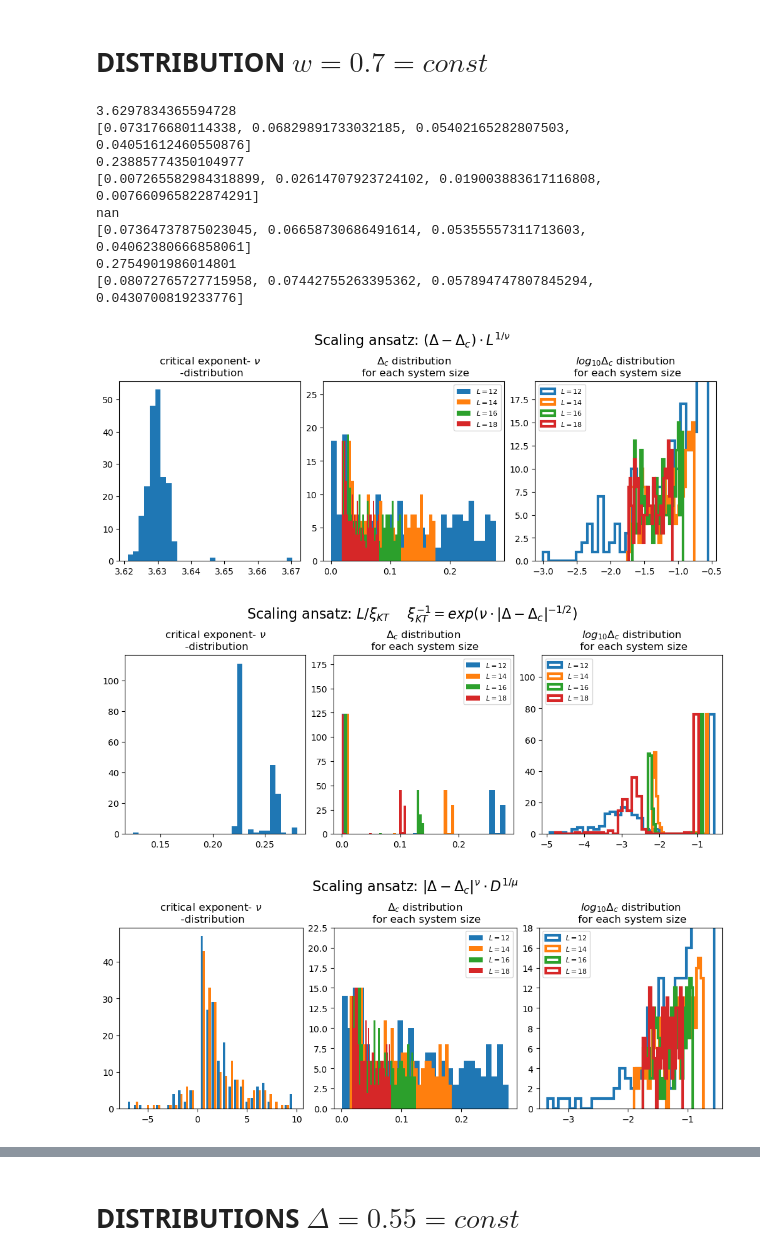
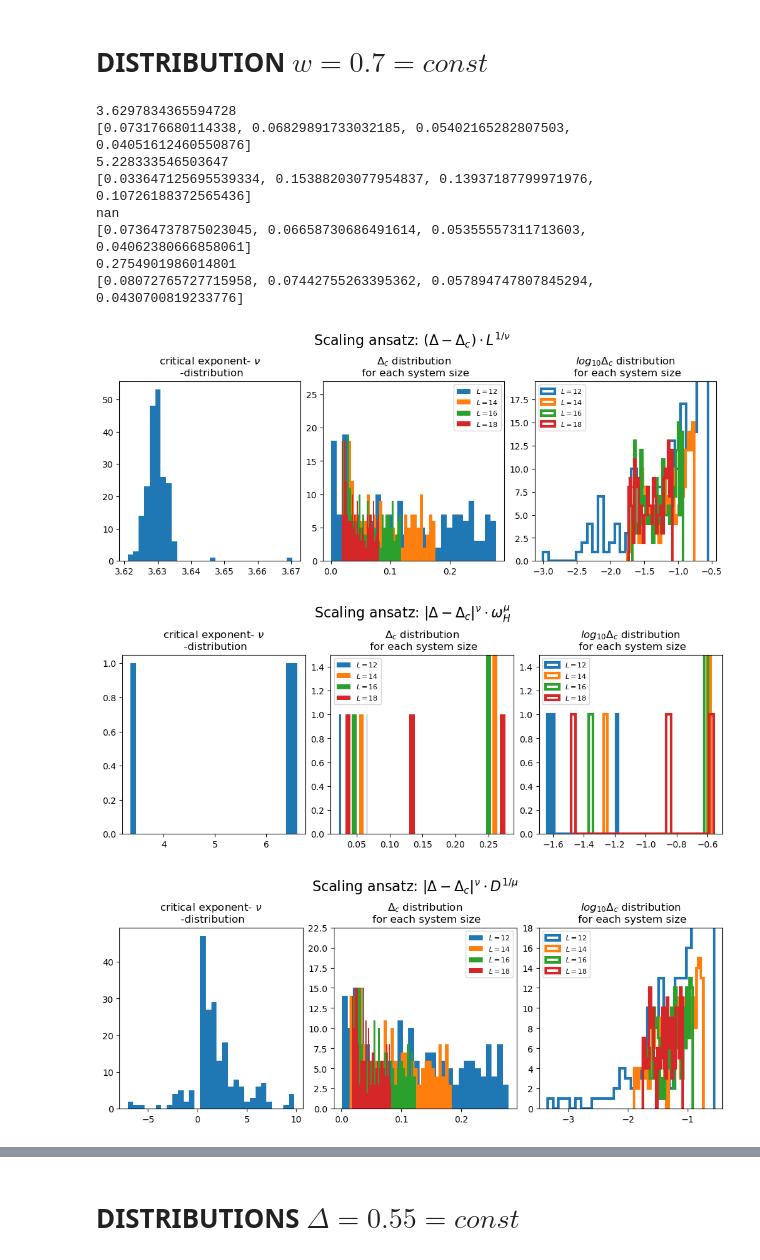
Before and after one commit to makskliczkowski/Transverse_Ising_ETH, a Jupyter notebook: IsignTransverse_ETH/Python/cost_function_analysis.ipynb, the cells around one changed output, grey strips where cells are left out. Cells and saved outputs as stored; diff of their text form; code cells hidden in the pictures.

```diff
--- a/IsignTransverse_ETH/Python/cost_function_analysis.ipynb
+++ b/IsignTransverse_ETH/Python/cost_function_analysis.ipynb
@@ -73,11 +73,12 @@ def load_critical_data(crit_fun = 'free', scaling_ansatz = 'FGR', set_class = No
                 data = np.load(file)
                 cost_fun.append(data['costfun'])
                 crit_exponents = data["crit exp'"]
-                crit_exp.append(crit_exponents[0])
-                if len(crit_exponents) > 1:
-                    crit_exp2.append(crit_exponents[1])
-
-                print(data["crit exp'"])
+                if scaling_ansatz == 'FGR'  or scaling_ansatz == 'spacing':
+                    crit_exp.append(crit_exponents[0])
+                    if len(crit_exponents) > 1:
+                        crit_exp2.append(crit_exponents[1])
+                else:
+                    crit_exp.append(crit_exponents)
                 critics = []
                 for i in range(len(data) - 2):
                     critics.append(data["x_%d"%i])
@@ -95,6 +96,6 @@ cost_fun, crit_exp, crit_exp2, crit_pars, num_of_crit = load_critical_data(set_c
 
 
 
-print(typical(crit_exp))
-print([typical(crit_pars[i]) for i in range(num_of_crit)])
+print(np.median(crit_exp), np.median(crit_exp2))
+print([np.median(crit_pars[i]) for i in range(num_of_crit)])
 # %% [output]
@@ -124,7 +110,7 @@ def plot_dist(vs = 'g', crit_fun = 'free', scaling_ansatz = 'FGR'):
     settings = getattr(set_class, 'settings')
     fig, (ax1, ax2, ax3) = plt.subplots( nrows=1, ncols=3, figsize=(10,4), dpi = 100, constrained_layout=True, sharey=False)
 
-    cost_fun, crit_exp, crit_pars, num_of_crit = load_critical_data(crit_fun=crit_fun, scaling_ansatz=scaling_ansatz, set_class=set_class)
+    cost_fun, crit_exp, crit_exp2, crit_pars, num_of_crit = load_critical_data(crit_fun=crit_fun, scaling_ansatz=scaling_ansatz, set_class=set_class)
 
     ylab = hfun.var_name if settings['vs_idx'] == 2 else settings['vs']
     ax1.hist(crit_exp, bins = 30)
@@ -155,21 +141,21 @@ def plot_dist(vs = 'g', crit_fun = 'free', scaling_ansatz = 'FGR'):
 # DISTRIBUTION $w=0.7=const$
 # %%
 plot_dist(vs='g', scaling_ansatz='classic', crit_fun='free')
-plot_dist(vs='g', scaling_ansatz='KT', crit_fun='free')
+plot_dist(vs='g', scaling_ansatz='spacing', crit_fun='free')
 plot_dist(vs='g', scaling_ansatz='FGR', crit_fun='free')
 plot_dist(vs='g', scaling_ansatz='RG', crit_fun='free')
 # %% [output]
 3.6297834365594728
 [0.073176680114338, 0.06829891733032185, 0.05402165282807503, 0.04051612460550876]
-0.23885774350104977
-[0.007265582984318899, 0.02614707923724102, 0.019003883617116808, 0.007660965822874291]
+5.228333546503647
+[0.033647125695539334, 0.15388203077954837, 0.13937187799971976, 0.10726188372565436]
 nan
 [0.07364737875023045, 0.06658730686491614, 0.05355557311713603, 0.04062380666858061]
 0.2754901986014801
 [0.08072765727715958, 0.07442755263395362, 0.057894747807845294, 0.0430700819233776]
 [figure]
-[figure, old version]
+[figure, new version]
-[figure, old version]
+[figure, new version]
 [figure]
 # %% [markdown]
 # DISTRIBUTIONS $\Delta=0.55=const$
```
Also changed, not shown: parts of 4 cells of this notebook, 5 other files.
